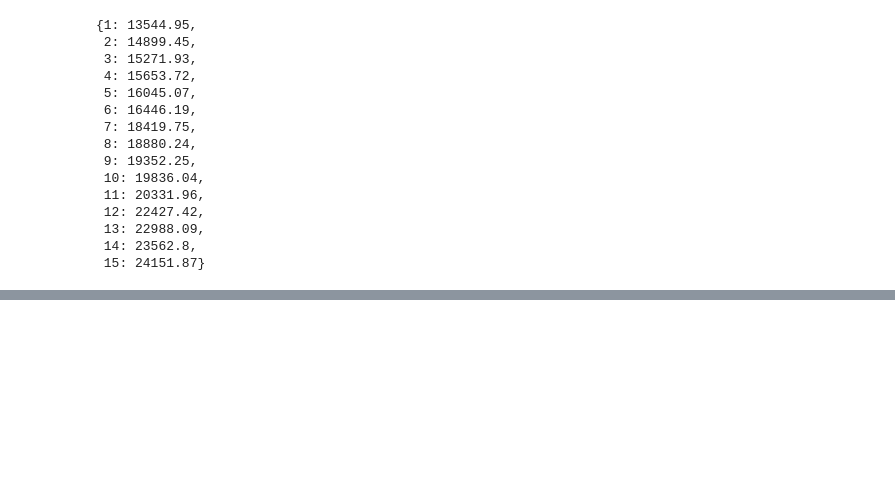
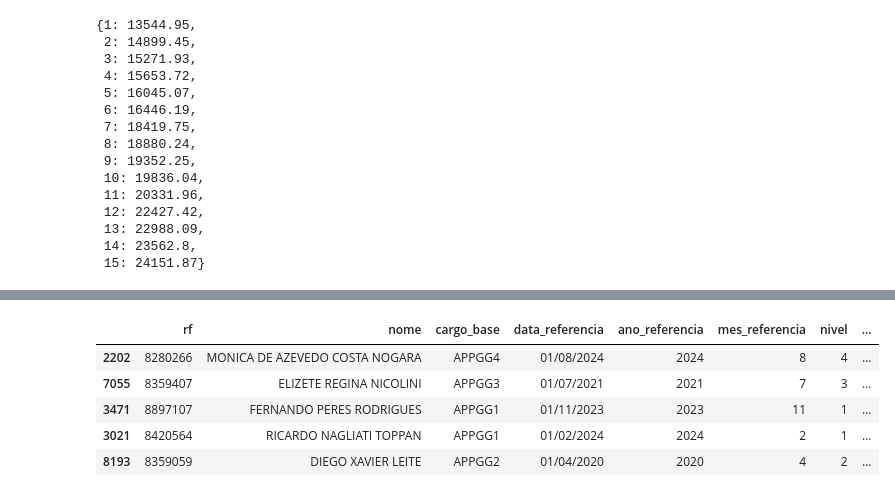
Before and after one commit to h-pgy/perda_inflacionaria_appgg, a Jupyter notebook: calculo_perda_inflacionaria.ipynb, the cells around one changed output, grey strips where cells are left out. Cells and saved outputs as stored; diff of their text form; code cells hidden in the pictures; blank space fills up the shorter version.

```diff
--- a/calculo_perda_inflacionaria.ipynb
+++ b/calculo_perda_inflacionaria.ipynb
@@ -463,3 +467,12 @@ except Exception as e:
     raise e
 # %%
 reajuste_ipc.save_indices()
+# %%
+df.sample(5)
+# %% [output]
+|  | rf | nome | cargo_base | data_referencia | ano_referencia | mes_referencia | nivel | ... |
+| 2202 | 8280266 | MONICA DE AZEVEDO COSTA NOGARA | APPGG4 | 01/08/2024 | 2024 | 8 | 4 | ... |
+| 7055 | 8359407 | ELIZETE REGINA NICOLINI | APPGG3 | 01/07/2021 | 2021 | 7 | 3 | ... |
+| 3471 | 8897107 | FERNANDO PERES RODRIGUES | APPGG1 | 01/11/2023 | 2023 | 11 | 1 | ... |
+| 3021 | 8420564 | RICARDO NAGLIATI TOPPAN | APPGG1 | 01/02/2024 | 2024 | 2 | 1 | ... |
+| 8193 | 8359059 | DIEGO XAVIER LEITE | APPGG2 | 01/04/2020 | 2020 | 4 | 2 | ... |
```
Also changed, not shown: parts of 19 cells of this notebook, 3 other files.
